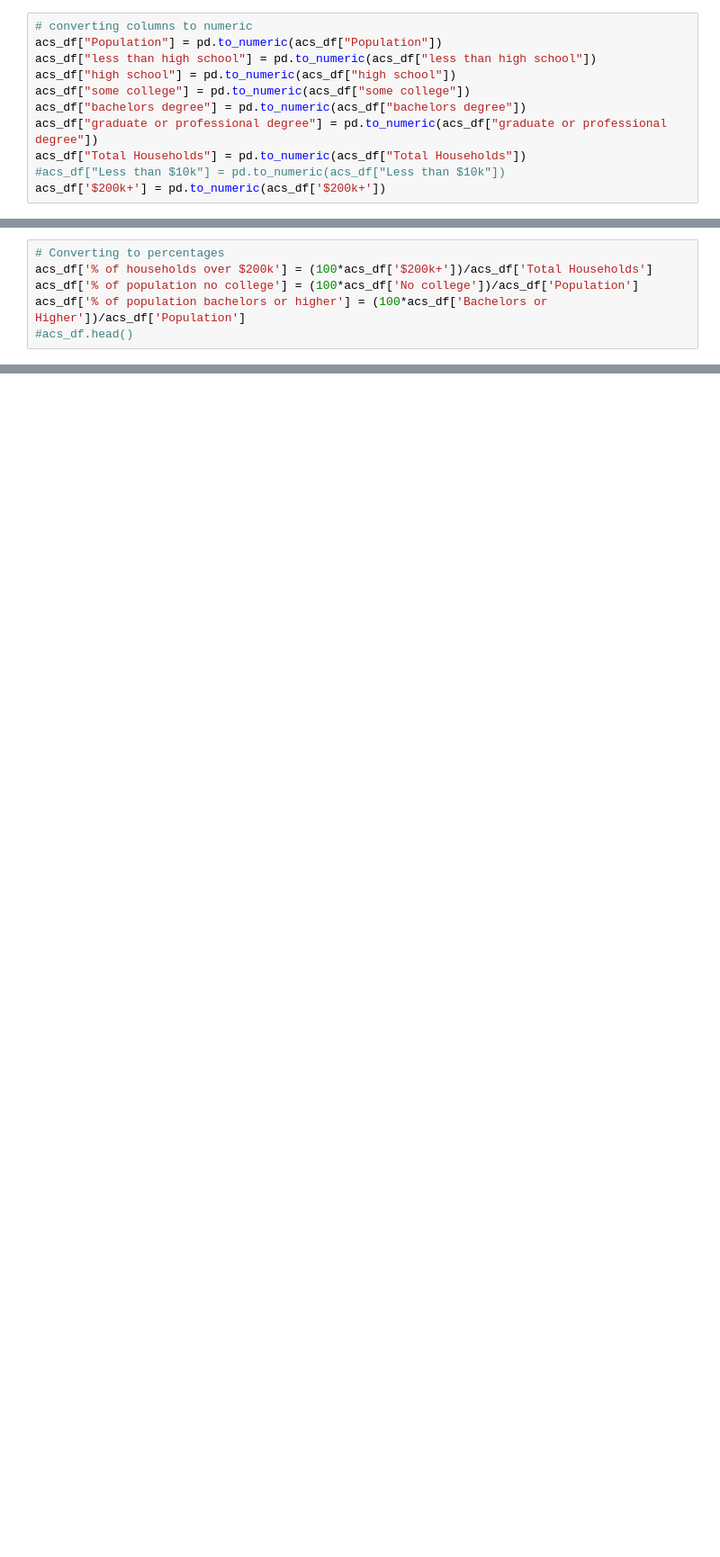
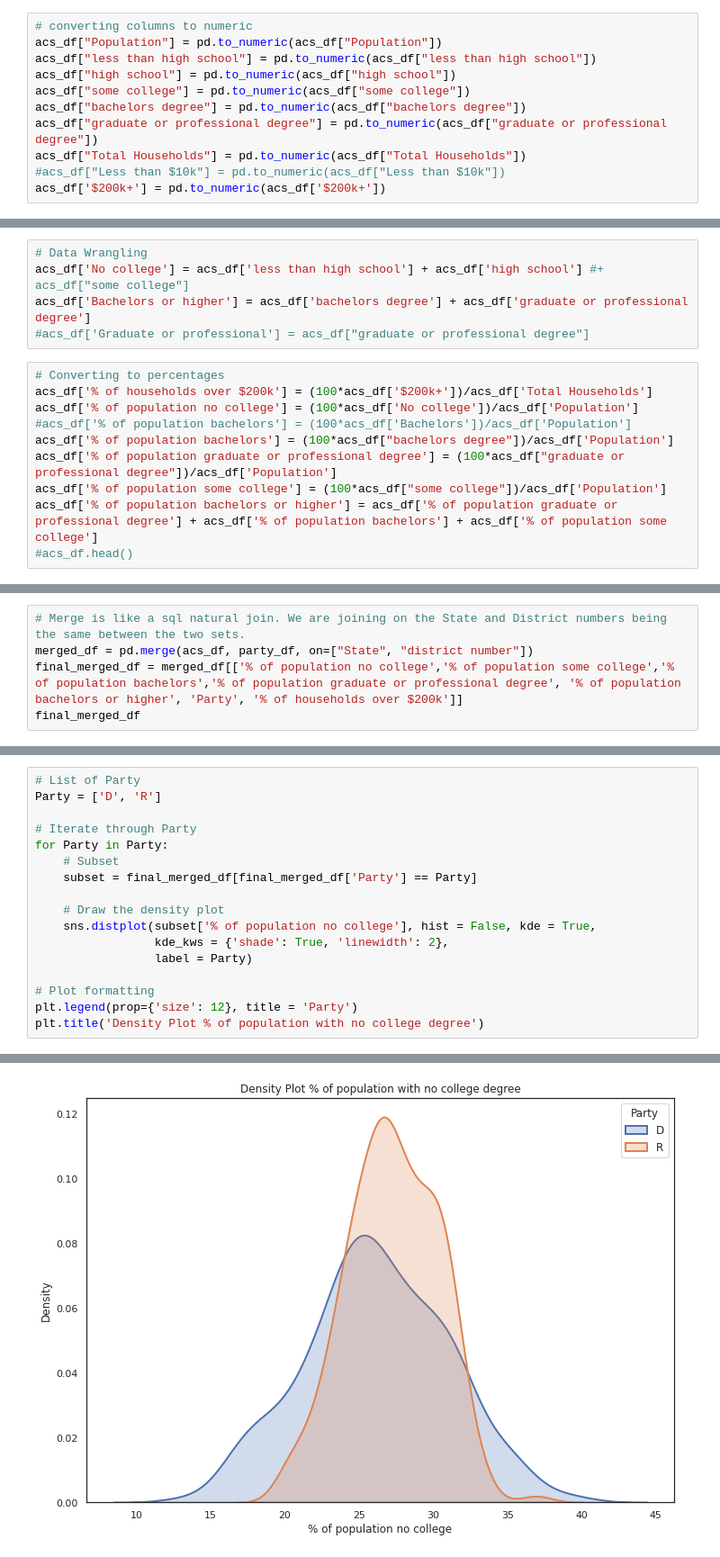
Before and after one commit to imshivs/congressional-analysis, a Jupyter notebook: Congressional_Analytics.ipynb, the cells around one changed output, grey strips where cells are left out. Shown at 90% size. Saved outputs shown, nothing was run; the diff lists cells and outputs as text; blank space fills up the shorter version.

```diff
--- a/Congressional_Analytics.ipynb
+++ b/Congressional_Analytics.ipynb
@@ -53,6 +61,0 @@ acs_df['Bachelors or Higher'] = acs_df['bachelors degree'] + acs_df['graduate or
-# %%
-# Converting to percentages
-acs_df['% of households over $200k'] = (100*acs_df['$200k+'])/acs_df['Total Households']
-acs_df['% of population no college'] = (100*acs_df['No college'])/acs_df['Population']
-acs_df['% of population bachelors or higher'] = (100*acs_df['Bachelors or Higher'])/acs_df['Population']
-#acs_df.head()
@@ -206,0 +62,15 @@ Education seems to be correlated with income and it also seems to have some rela
+# %%
+# Data Wrangling
+acs_df['No college'] = acs_df['less than high school'] + acs_df['high school'] #+ acs_df["some college"]
+acs_df['Bachelors or higher'] = acs_df['bachelors degree'] + acs_df['graduate or professional degree']
+#acs_df['Graduate or professional'] = acs_df["graduate or professional degree"]
+# %%
+# Converting to percentages
+acs_df['% of households over $200k'] = (100*acs_df['$200k+'])/acs_df['Total Households']
+acs_df['% of population no college'] = (100*acs_df['No college'])/acs_df['Population']
+#acs_df['% of population bachelors'] = (100*acs_df['Bachelors'])/acs_df['Population']
+acs_df['% of population bachelors'] = (100*acs_df["bachelors degree"])/acs_df['Population']
+acs_df['% of population graduate or professional degree'] = (100*acs_df["graduate or professional degree"])/acs_df['Population']
+acs_df['% of population some college'] = (100*acs_df["some college"])/acs_df['Population']
+acs_df['% of population bachelors or higher'] = acs_df['% of population graduate or professional degree'] + acs_df['% of population bachelors'] + acs_df['% of population some college']
+#acs_df.head()
@@ -206,0 +91,5 @@ Education seems to be correlated with income and it also seems to have some rela
+# %%
+# Merge is like a sql natural join. We are joining on the State and District numbers being the same between the two sets.
+merged_df = pd.merge(acs_df, party_df, on=["State", "district number"])
+final_merged_df = merged_df[['% of population no college','% of population some college','% of population bachelors','% of population graduate or professional degree', '% of population bachelors or higher', 'Party', '% of households over $200k']]
+final_merged_df
@@ -206,0 +117,18 @@ Education seems to be correlated with income and it also seems to have some rela
+# %%
+# List of Party
+Party = ['D', 'R']
+
+# Iterate through Party
+for Party in Party:
+    # Subset
+    subset = final_merged_df[final_merged_df['Party'] == Party]
+
+    # Draw the density plot
+    sns.distplot(subset['% of population no college'], hist = False, kde = True,
+                 kde_kws = {'shade': True, 'linewidth': 2},
+                 label = Party)
+
+# Plot formatting
+plt.legend(prop={'size': 12}, title = 'Party')
+plt.title('Density Plot % of population with no college degree')
+# %% [output]
@@ -206,0 +136 @@ Education seems to be correlated with income and it also seems to have some rela
+[figure, added]
```
Also changed, not shown: parts of 56 cells of this notebook.
